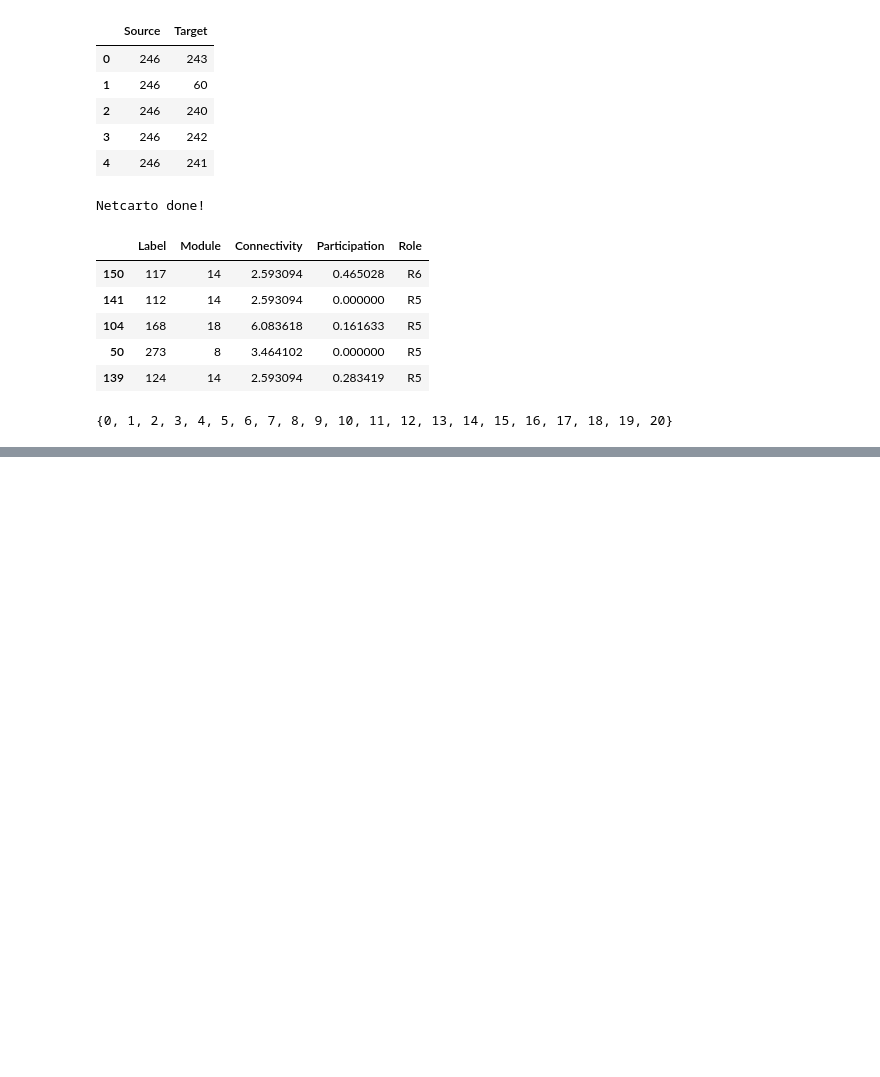
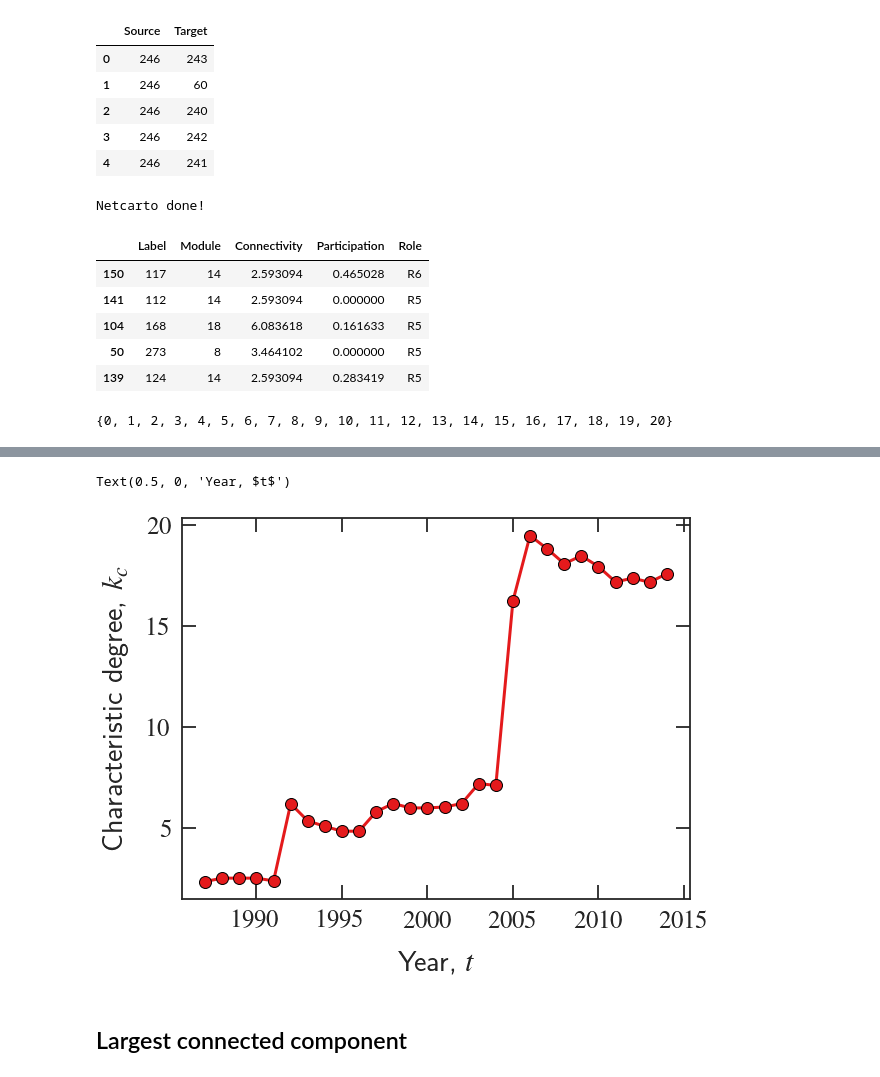
Before and after one commit to lgaalves/AppliedMathSchoolLectures, a Jupyter notebook: day-6-complex-network-analysis-of-corruption/03 - Corruption Network.ipynb, the cells around one changed output, grey strips where cells are left out. Drawn from its saved outputs; the diff is of its cells as text; code cells hidden in the pictures; blank space fills up the shorter version.

```diff
--- a/day-6-complex-network-analysis-of-corruption/03 - Corruption Network.ipynb
+++ b/day-6-complex-network-analysis-of-corruption/03 - Corruption Network.ipynb
@@ -744,0 +747,4 @@ Number of partitions:21
+# %%
+data=dict()
+for year in range(1987,2015):
+    data[year]=pd.read_csv(f'data/{year}.csv',index_col=0)
@@ -744,0 +762,26 @@ Number of partitions:21
+# %%
+c_degree=[]
+for year in range(1987,2015):
+    df=data[year]
+    G=nx.Graph()
+    G.add_edges_from(df.values)
+    degree_sequence = [d for n, d in G.degree()] # degree sequence
+    loc, scale = stats.expon.fit(degree_sequence, floc=0)
+    c_degree.append(scale)
+# %%
+fig, ax = plt.subplots(figsize=figsize)
+ax.plot(np.arange(1987,2015),
+        c_degree,
+        marker='o',
+        color='#e41a1c',
+        markeredgecolor='k',
+        markersize=12,
+        linewidth=3)
+
+ax.set_ylabel(r'Characteristic degree, $k_c$')
+ax.set_xlabel(r"Year, $t$")
+# %% [output]
+Text(0.5, 0, 'Year, $t$')
+[figure, added]
+# %% [markdown]
+## Largest connected component
```
Also changed, not shown: parts of 32 cells of this notebook.
